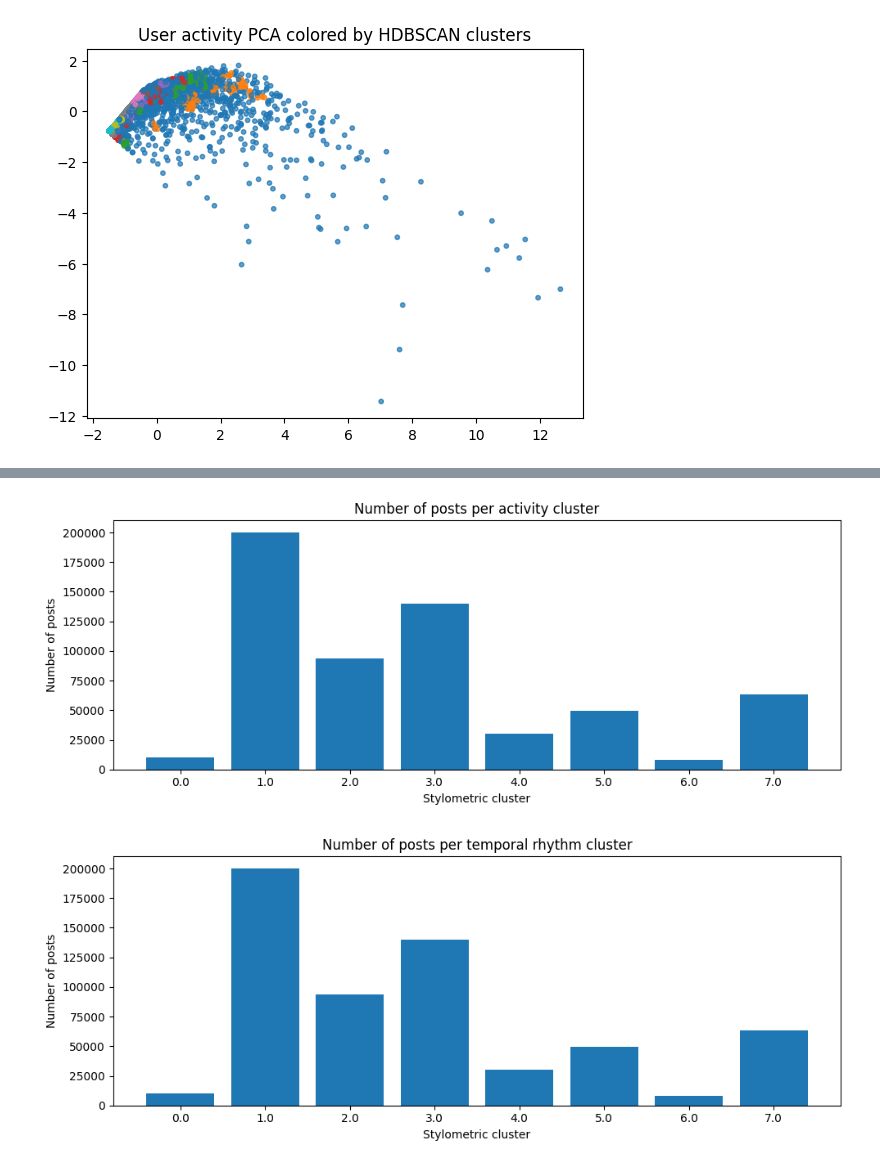
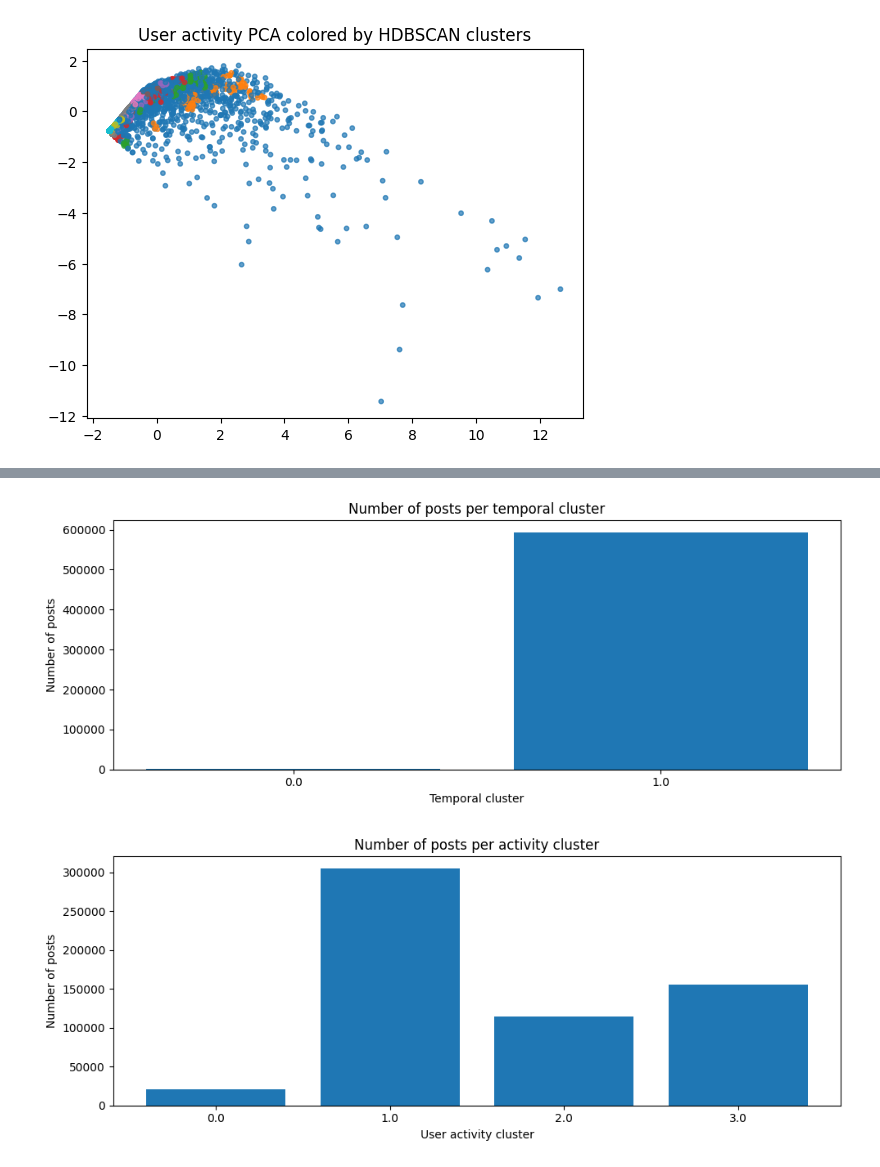
Before and after one commit to VR-Schipkowski/TrueGraphDynamics, a Jupyter notebook: Preperation/Enrichment/stylometryClassifier/truthsocial_stylometry_and_temporal_features.ipynb, the cells around one changed output, grey strips where cells are left out. Drawn from its saved outputs; the diff is of its cells as text; code cells hidden in the pictures.

Commit message:
Add notebooks for topic modeling and stylometric/temporal feature analysis

```diff
--- a/Preperation/Enrichment/stylometryClassifier/truthsocial_stylometry_and_temporal_features.ipynb
+++ b/Preperation/Enrichment/stylometryClassifier/truthsocial_stylometry_and_temporal_features.ipynb
@@ -258,9 +341,13 @@ np.unique(temp_df["hdb_temp"], return_counts=True)
  array([ 893,   13,   10,   10,   12,   10,   10,   21,   13,   23,   19,
           14,   16,   12,   11,   18,   16,   25,   17, 1601]))
 # %%
+# Activity-only clustering
 activity_cols = ["n_posts","active_days","span_days","posts_per_active_day"]
-X_activity = StandardScaler().fit_transform(temp_df[temp_activity_cols].to_numpy(dtype=np.float32))
+X_activity = StandardScaler().fit_transform(temp_df[activity_cols].to_numpy(dtype=np.float32))
 
-k = 8
-km_t = KMeans(n_clusters=k, random_state=42, n_init="auto")
-temp_df["kmeans_activity"] = km_t.fit_predict(X_activity)
+# Silhouette evaluation
+for k in range(2, 9):
+    km = KMeans(n_clusters=k, random_state=42, n_init="auto")
+    labels = km.fit_predict(X_activity)
+    score = silhouette_score(X_activity, labels)
+    print(f"k={k}, silhouette={score:.4f}")
@@ -267,3 +362,7 @@ temp_df["kmeans_activity"] = km_t.fit_predict(X_activity)
+# %%
+k = 4
+km_t = KMeans(n_clusters=k, random_state=42, n_init="auto")
+temp_df["kmeans_activity"] = km_t.fit_predict(X_activity)
 # %%
 temp_df["hdb_activity"] = hdbscan.HDBSCAN(min_cluster_size=5, min_samples=3).fit_predict(X_activity)
 # %% [markdown]
@@ -295,5 +395,5 @@ plt.show()
 # %% [output]
 [figure]
 # %%
-path_ = "/Users/sargun/Desktop/truth social/truth_cleand.csv"
+path_ = "/Users/sargun/Desktop/truth social/truthsocial_user_features.csv"
 df_clean = pd.read_csv(path_)
@@ -310 +417,3 @@ df_clean.head()
+# %%
+df_clean = df_clean.drop(['temporal_rhythm_cluster', 'activity_cluster', 'style_cluster'], axis=1)
 # %%
@@ -350,20 +460,20 @@ temp_map = temp_df[["author", "kmeans_activity", "kmeans_temp"]].rename(
 df_clean = df_clean.merge(temp_map, on="author", how="left")
 # %%
 counts = (
-    df_clean["activity_cluster"]
+    df_clean["temporal_rhythm_cluster"]
     .value_counts()
     .sort_index()
 )
 
 plt.figure(figsize=(10,4))
 plt.bar(counts.index.astype(str), counts.values)
-plt.xlabel("Stylometric cluster")
+plt.xlabel("Temporal cluster")
 plt.ylabel("Number of posts")
-plt.title("Number of posts per activity cluster")
+plt.title("Number of posts per temporal cluster")
 plt.tight_layout()
 plt.show()
 # %% [output]
-[figure, old version]
+[figure, new version]
 # %%
 counts = (
     df_clean["activity_cluster"]
@@ -373,10 +483,10 @@ counts = (
 
 plt.figure(figsize=(10,4))
 plt.bar(counts.index.astype(str), counts.values)
-plt.xlabel("Stylometric cluster")
+plt.xlabel("User activity cluster")
 plt.ylabel("Number of posts")
-plt.title("Number of posts per temporal rhythm cluster")
+plt.title("Number of posts per activity cluster")
 plt.tight_layout()
 plt.show()
 # %% [output]
-[figure, old version]
+[figure, new version]
```
Also changed, not shown: parts of 34 cells of this notebook, 1 other file.
